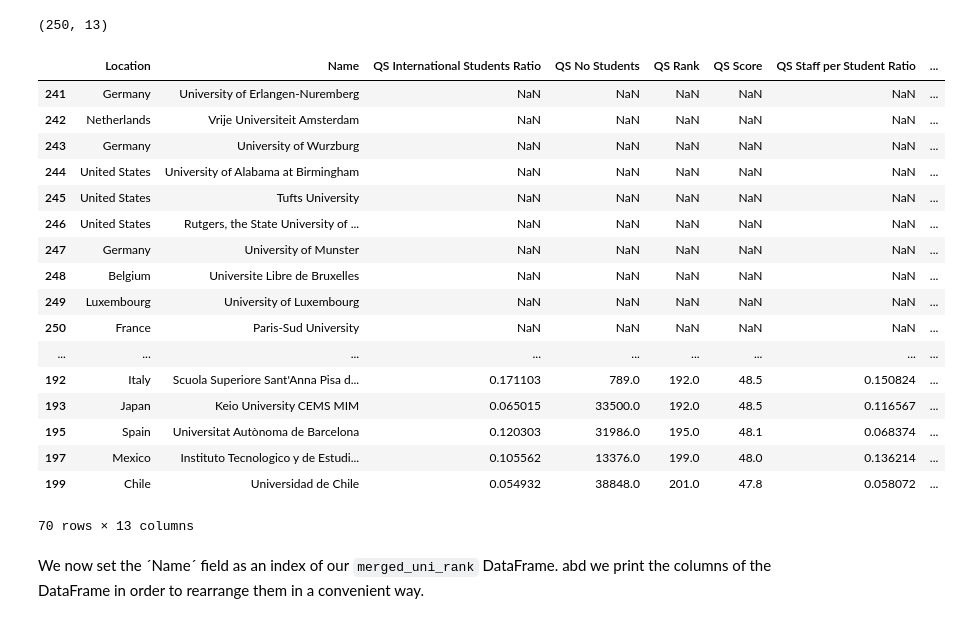
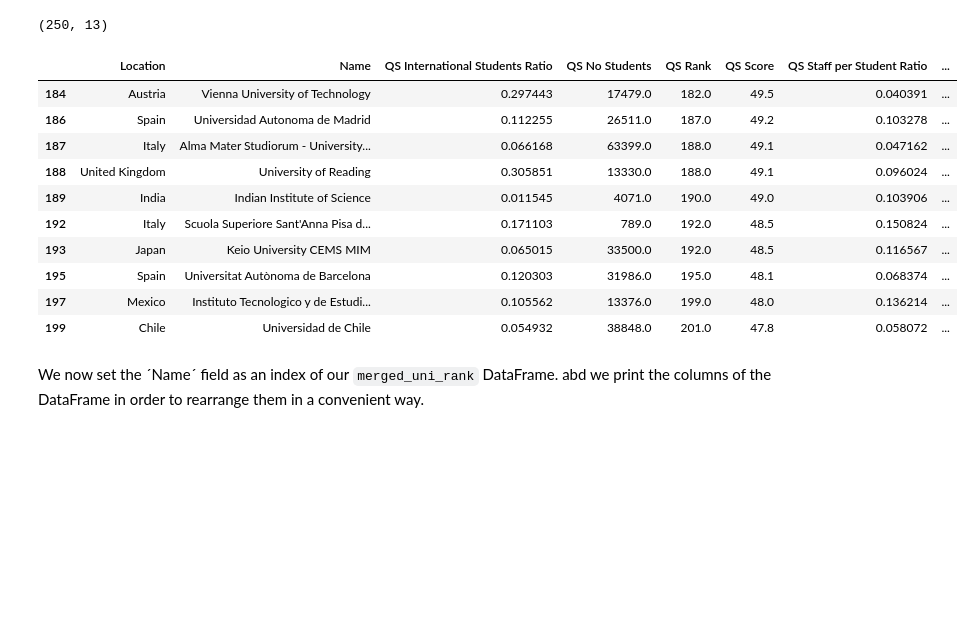
Before and after one commit to adrienruault/ada_molmaru, a Jupyter notebook: Homework02/Homework02.ipynb, the cells around one changed output. Cells and saved outputs as stored; diff of their text form; code cells hidden in the pictures; blank space fills up the shorter version.

```diff
--- a/Homework02/Homework02.ipynb
+++ b/Homework02/Homework02.ipynb
@@ -979,26 +979,19 @@ print(merged_uni_rank.shape)
 # %% [output]
 (250, 13)
 # %%
-merged_uni_rank.tail(70)
+merged_uni_rank.tail(10)
 # %% [output]
 |  | Location | Name | QS International Students Ratio | QS No Students | QS Rank | QS Score | QS Staff per Student Ratio | ... |
-| 241 | Germany | University of Erlangen-Nuremberg | NaN | NaN | NaN | NaN | NaN | ... |
-| 242 | Netherlands | Vrije Universiteit Amsterdam | NaN | NaN | NaN | NaN | NaN | ... |
-| 243 | Germany | University of Wurzburg | NaN | NaN | NaN | NaN | NaN | ... |
-| 244 | United States | University of Alabama at Birmingham | NaN | NaN | NaN | NaN | NaN | ... |
-| 245 | United States | Tufts University | NaN | NaN | NaN | NaN | NaN | ... |
-| 246 | United States | Rutgers, the State University of ... | NaN | NaN | NaN | NaN | NaN | ... |
-| 247 | Germany | University of Munster | NaN | NaN | NaN | NaN | NaN | ... |
-| 248 | Belgium | Universite Libre de Bruxelles | NaN | NaN | NaN | NaN | NaN | ... |
-| 249 | Luxembourg | University of Luxembourg | NaN | NaN | NaN | NaN | NaN | ... |
-| 250 | France | Paris-Sud University | NaN | NaN | NaN | NaN | NaN | ... |
-| ... | ... | ... | ... | ... | ... | ... | ... | ... |
+| 184 | Austria | Vienna University of Technology | 0.297443 | 17479.0 | 182.0 | 49.5 | 0.040391 | ... |
+| 186 | Spain | Universidad Autonoma de Madrid | 0.112255 | 26511.0 | 187.0 | 49.2 | 0.103278 | ... |
+| 187 | Italy | Alma Mater Studiorum - University... | 0.066168 | 63399.0 | 188.0 | 49.1 | 0.047162 | ... |
+| 188 | United Kingdom | University of Reading | 0.305851 | 13330.0 | 188.0 | 49.1 | 0.096024 | ... |
+| 189 | India | Indian Institute of Science | 0.011545 | 4071.0 | 190.0 | 49.0 | 0.103906 | ... |
 | 192 | Italy | Scuola Superiore Sant'Anna Pisa d... | 0.171103 | 789.0 | 192.0 | 48.5 | 0.150824 | ... |
 | 193 | Japan | Keio University CEMS MIM | 0.065015 | 33500.0 | 192.0 | 48.5 | 0.116567 | ... |
 | 195 | Spain | Universitat Autònoma de Barcelona | 0.120303 | 31986.0 | 195.0 | 48.1 | 0.068374 | ... |
 | 197 | Mexico | Instituto Tecnologico y de Estudi... | 0.105562 | 13376.0 | 199.0 | 48.0 | 0.136214 | ... |
 | 199 | Chile | Universidad de Chile | 0.054932 | 38848.0 | 201.0 | 47.8 | 0.058072 | ... |
-70 rows × 13 columns
 # %% [markdown]
 We now set the ´Name´ field as an index of our `merged_uni_rank` DataFrame. abd we print the columns of the DataFrame in order to rearrange them in a convenient way.
 # %%
```
Also changed, not shown: parts of 1 cell of this notebook.
